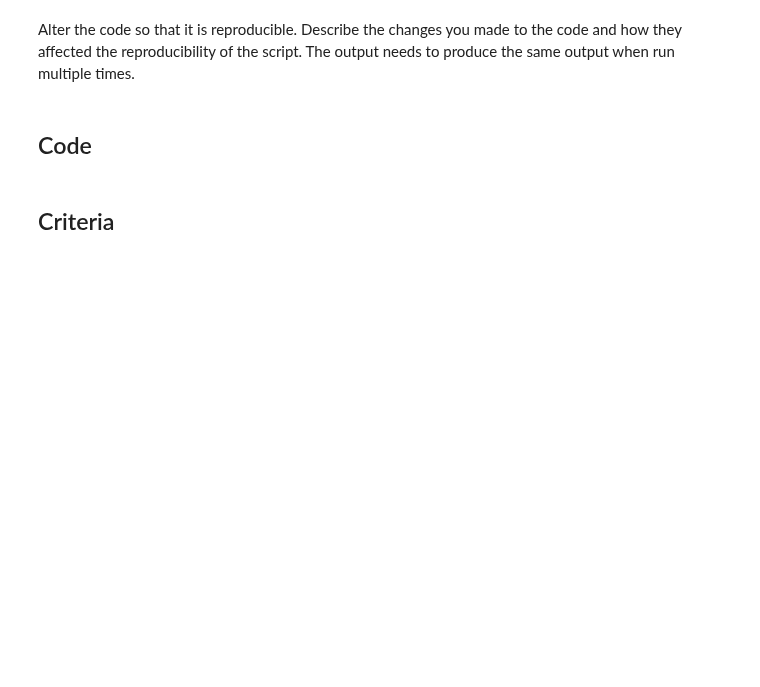
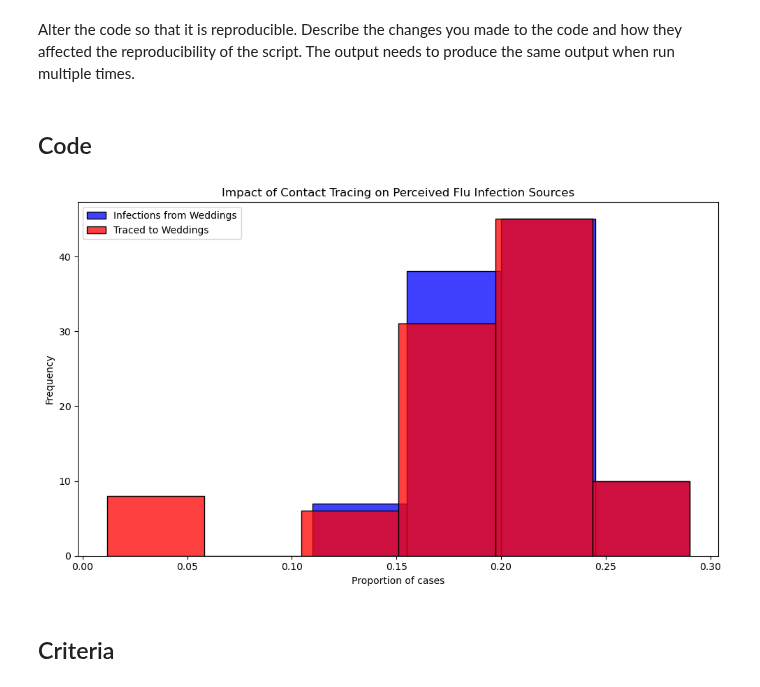
Before and after one commit to UofT-DSI/sampling, a Jupyter notebook: 02_activities/assignments/a1_sampling_and_reproducibility.ipynb, the cells around one changed output. Cells and saved outputs as stored; diff of their text form; code cells hidden in the pictures; blank space fills up the shorter version.

```diff
--- a/02_activities/assignments/a1_sampling_and_reproducibility.ipynb
+++ b/02_activities/assignments/a1_sampling_and_reproducibility.ipynb
@@ -29,6 +29,7 @@ warnings.simplefilter(action='ignore', category=FutureWarning)
 ATTACK_RATE = 0.10
 TRACE_SUCCESS = 0.20
 SECONDARY_TRACE_THRESHOLD = 2
+np.random.seed(42)
 
 def simulate_event(m):
   """
@@ -66,34 +67,36 @@ def simulate_event(m):
   # Secondary contact tracing based on event attendance
   event_trace_counts = ppl[ppl['traced'] == True]['event'].value_counts()
   events_traced = event_trace_counts[event_trace_counts >= SECONDARY_TRACE_THRESHOLD].index
   ppl.loc[ppl['event'].isin(events_traced) & ppl['infected'], 'traced'] = True
 
   # Calculate proportions of infections and traces attributed to each event type
   ppl['event_type'] = ppl['event'].str[0]  # 'w' for wedding, 'b' for brunch
   wedding_infections = sum(ppl['infected'] & (ppl['event_type'] == 'w'))
   brunch_infections = sum(ppl['infected'] & (ppl['event_type'] == 'b'))
   p_wedding_infections = wedding_infections / (wedding_infections + brunch_infections)
 
   wedding_traces = sum(ppl['infected'] & ppl['traced'] & (ppl['event_type'] == 'w'))
   brunch_traces = sum(ppl['infected'] & ppl['traced'] & (ppl['event_type'] == 'b'))
   p_wedding_traces = wedding_traces / (wedding_traces + brunch_traces)
 
   return p_wedding_infections, p_wedding_traces
 
 # Run the simulation 1000 times
-results = [simulate_event(m) for m in range(1000)]
+results = [simulate_event(m) for m in range(100)]
 props_df = pd.DataFrame(results, columns=["Infections", "Traces"])
 
 # Plotting the results
 plt.figure(figsize=(10, 6))
 sns.histplot(props_df['Infections'], color="blue", alpha=0.75, binwidth=0.05, kde=False, label='Infections from Weddings')
 sns.histplot(props_df['Traces'], color="red", alpha=0.75, binwidth=0.05, kde=False, label='Traced to Weddings')
 plt.xlabel("Proportion of cases")
 plt.ylabel("Frequency")
 plt.title("Impact of Contact Tracing on Perceived Flu Infection Sources")
 plt.legend()
 plt.tight_layout()
 plt.show()
+# %% [output]
+[figure, added]
 # %% [markdown]
 ## Criteria
 # %% [markdown]
```
